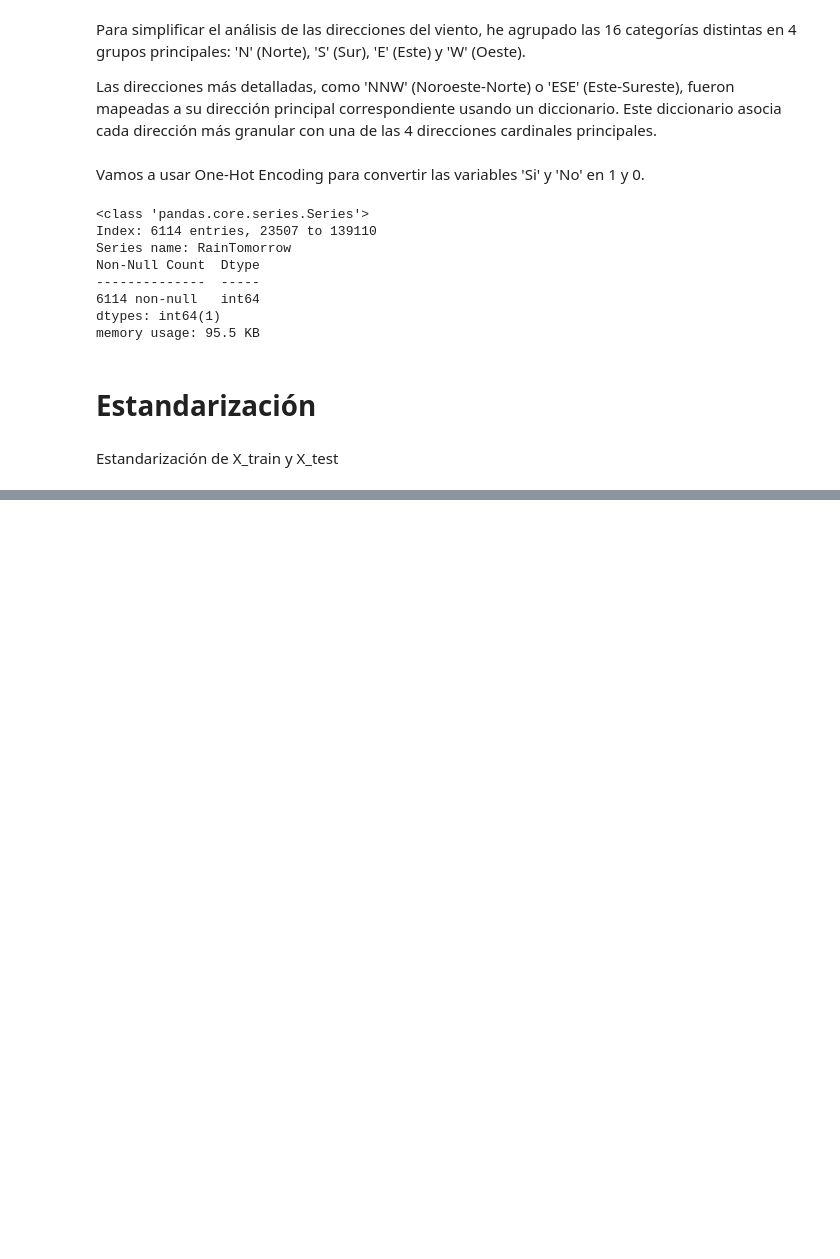
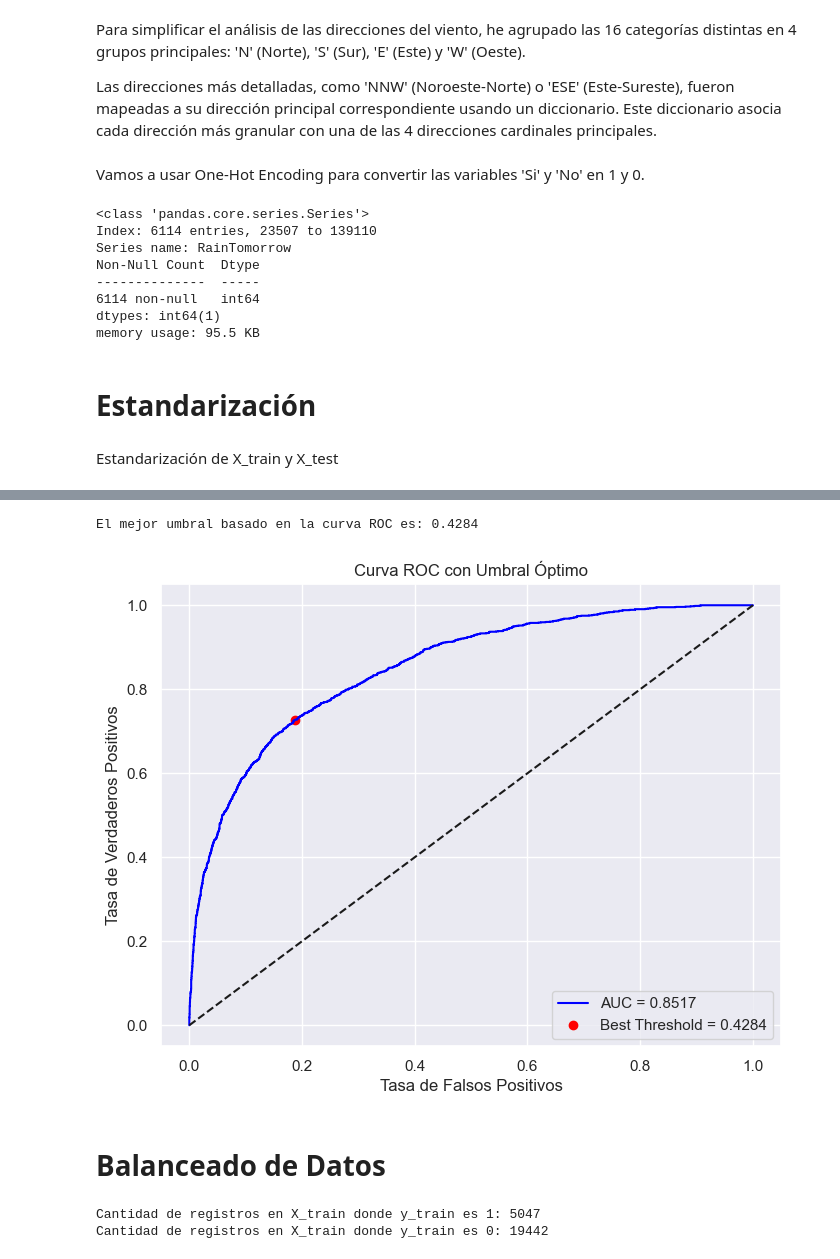
Before and after one commit to franciscoryb1/AA1-TUIA-RodriguezYBarros-Menescaldi-Britos, a Jupyter notebook: Clasificación/TP-clasificacion-AA1.ipynb, the cells around one changed output, grey strips where cells are left out. Saved outputs shown, nothing was run; the diff lists cells and outputs as text; code cells hidden in the pictures; blank space fills up the shorter version.

```diff
--- a/Clasificación/TP-clasificacion-AA1.ipynb
+++ b/Clasificación/TP-clasificacion-AA1.ipynb
@@ -1254,0 +1394,33 @@ X_test[columnas_a_estandarizar] = scaler.transform(X_test[columnas_a_estandariza
+# %%
+# Encontrar el umbral con el mejor balance de TP y FP
+best_threshold = thresholds[np.argmax(tpr - fpr)]
+print(f"El mejor umbral basado en la curva ROC es: {best_threshold:.4f}")
+
+# Graficar la curva ROC
+plt.figure(figsize=(8,6))
+plt.plot(fpr, tpr, label=f'AUC = {auc:.4f}', color='blue')
+plt.plot([0, 1], [0, 1], 'k--')  # Línea diagonal de referencia
+
+# Marcar el punto del mejor umbral
+best_idx = np.argmax(tpr - fpr)
+plt.scatter(fpr[best_idx], tpr[best_idx], marker='o', color='red', label=f'Best Threshold = {best_threshold:.4f}')
+
+plt.xlabel('Tasa de Falsos Positivos')
+plt.ylabel('Tasa de Verdaderos Positivos')
+plt.title('Curva ROC con Umbral Óptimo')
+plt.legend(loc='lower right')
+plt.show()
+# %% [output]
+El mejor umbral basado en la curva ROC es: 0.4284
+[figure, added]
+# %% [markdown]
+# Balanceado de Datos
+# %%
+cantidad_registros_y_train_1 = X_train[y_train == 1].shape[0]
+print(f"Cantidad de registros en X_train donde y_train es 1: {cantidad_registros_y_train_1}")
+
+cantidad_registros_y_train_0 = X_train[y_train == 0].shape[0]
+print(f"Cantidad de registros en X_train donde y_train es 0: {cantidad_registros_y_train_0}")
+# %% [output]
+Cantidad de registros en X_train donde y_train es 1: 5047
+Cantidad de registros en X_train donde y_train es 0: 19442
```
Also changed, not shown: parts of 10 cells of this notebook.
